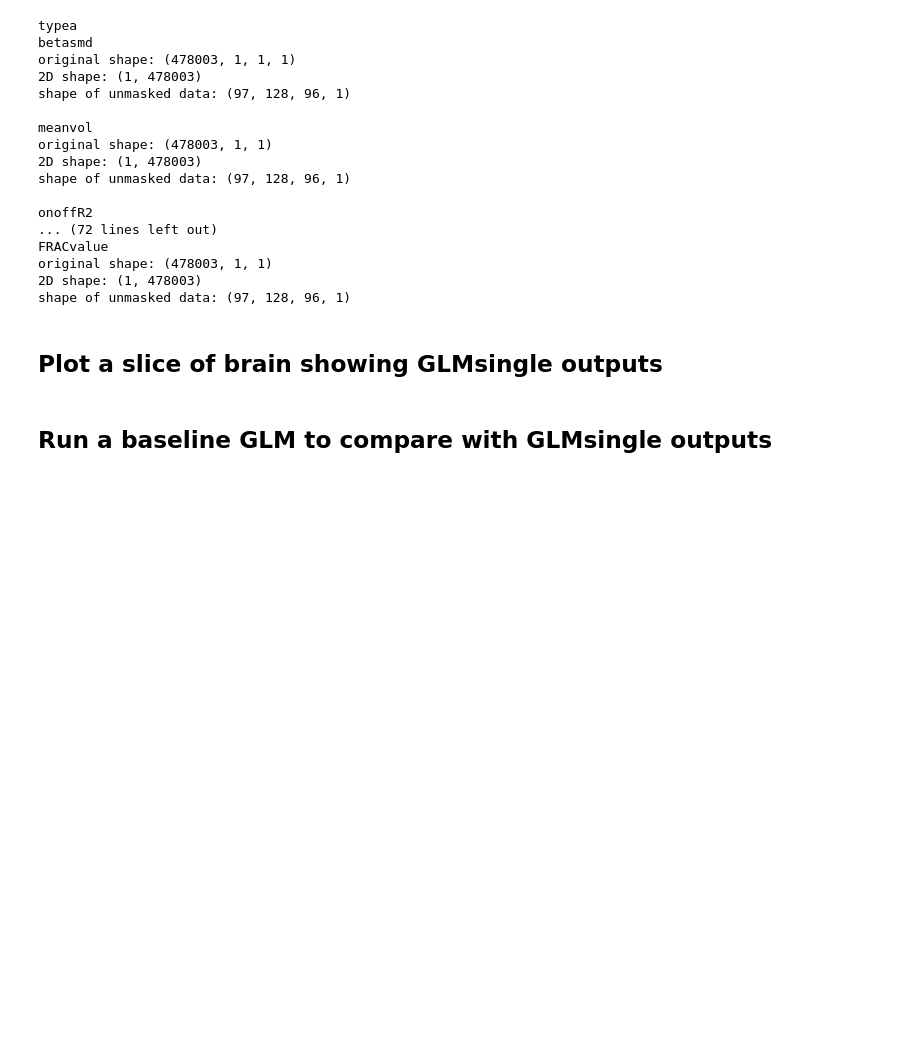
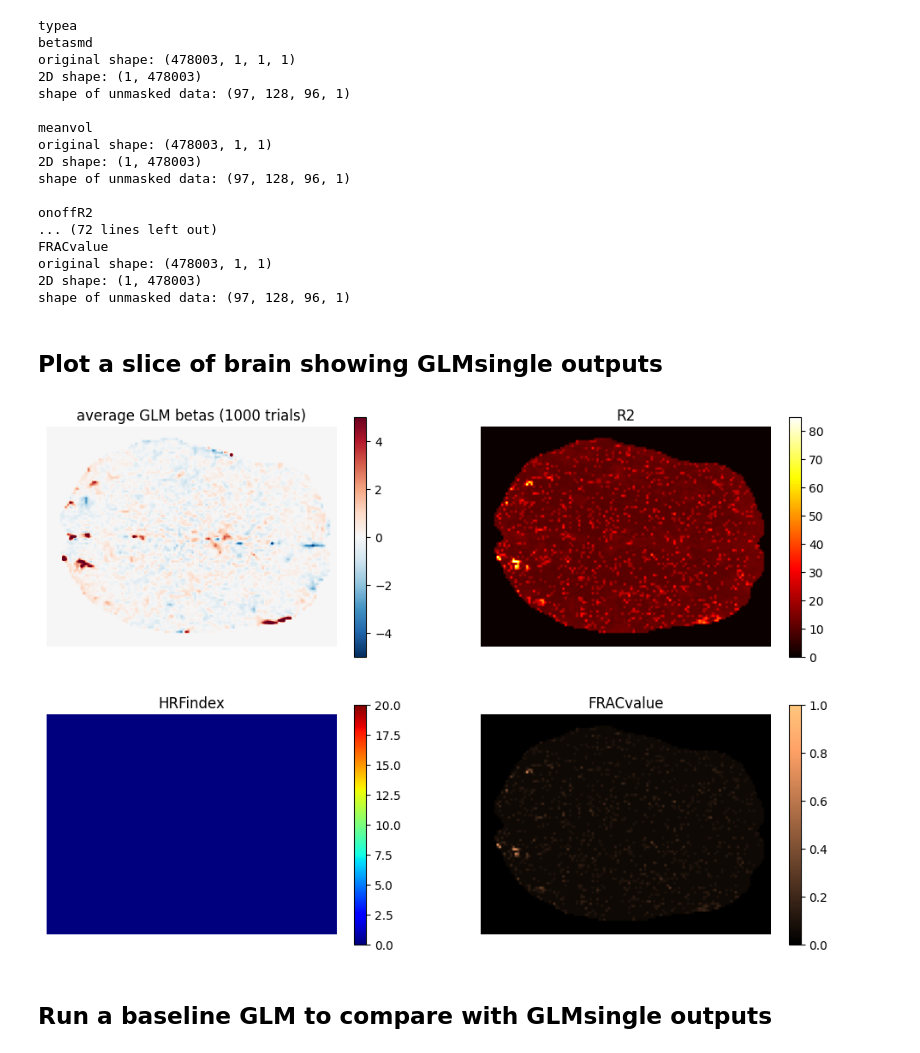
Before and after one commit to rishab-iyer1/mindeye_preproc, a Jupyter notebook: analysis/GLMsingle.ipynb, the cells around one changed output. Saved outputs shown, nothing was run; the diff lists cells and outputs as text; code cells hidden in the pictures; blank space fills up the shorter version.

```diff
--- a/analysis/GLMsingle.ipynb
+++ b/analysis/GLMsingle.ipynb
@@ -627,8 +682,8 @@ for run in range(n_runs):
 # %%
 # create a directory for saving GLMsingle outputs
 # outputdir_glmsingle = join(homedir,'examples','example1outputs','GLMsingle')
-outputdir_glmsingle = join(homedir,'derivatives','glmsingle', sub, f'glmsingle_{session}')
-figuredir_glmsingle = join(homedir,'derivatives','glmsingle', 'figures', sub)
+outputdir_glmsingle = join(outputdir, sub, f'glmsingle_{session}')
+figuredir_glmsingle = join(outputdir, 'figures', sub)
 os.makedirs(outputdir_glmsingle,exist_ok=True)
 os.makedirs(figuredir_glmsingle,exist_ok=True)
 
@@ -746,7 +801,7 @@ elif run_glmsingle == 0:
         #results_glmsingle['typec'] = np.load(join(outputdir_glmsingle,'TYPEC_FITHRF_GLMDENOISE.npy'),allow_pickle=True).item()
         #results_glmsingle['typed'] = np.load(join(outputdir_glmsingle,'TYPED_FITHRF_GLMDENOISE_RR.npy'),allow_pickle=True).item()
 
-        outputdir_glmsingle = '/jukebox/norman/rsiyer/rtmindeye/data/bids/derivatives/glmsingle/sub-003/glmsingle_ses-01'
+        # outputdir_glmsingle = '/jukebox/norman/rsiyer/rtmindeye/data/bids/derivatives/glmsingle/sub-003/glmsingle_ses-01'
         results_glmsingle['typea'] = np.load(join(outputdir_glmsingle,'TYPEA_ONOFF.npz'))
         results_glmsingle['typeb'] = np.load(join(outputdir_glmsingle,'TYPEB_FITHRF.npz'))
         results_glmsingle['typec'] = np.load(join(outputdir_glmsingle,'TYPEC_FITHRF_GLMDENOISE.npz'))
@@ -848,37 +1026,39 @@ shape of unmasked data: (97, 128, 96, 1)
 
 # choose a slice
 #z=round(xyz[2]/3)
-z=29
+z=52
 
 # we will plot betas, R2, optimal HRF indices, and the voxel frac values
 plot_fields = ['betasmd','R2','HRFindex','FRACvalue']
 #plot_fields = ['betasmd']
 colormaps = ['RdBu_r','hot','jet','copper']
 clims = [[-5,5],[0,85],[0,20],[0,1]]
 
 plt.figure(figsize=(12,8))
 
 for i in range(len(plot_fields)):
 
     plt.subplot(2,2,i+1)
 
     if i == 0:
         # when plotting betas, for simplicity just average across all image presentations
         # this will yield a summary of whether voxels tend to increase or decrease their
         # activity in response to the experimental stimuli (similar to outputs from
         # an ONOFF GLM)
         plot_data = np.nanmean(np.squeeze(results_glmsingle_3D['typed'][plot_fields[i]]),3)
         titlestr = 'average GLM betas (1000 trials)'
 
     else:
         # plot all other voxel-wise metrics as outputted from GLMsingle
         plot_data = np.squeeze(results_glmsingle_3D['typed'][plot_fields[i]].reshape(xyz))
         titlestr = plot_fields[i]
 
     plt.imshow(plot_data[:,:,z],cmap=colormaps[i],clim=clims[i])
     plt.colorbar()
     plt.title(titlestr)
     plt.axis(False)
+# %% [output]
+[figure, added]
 # %% [markdown]
 ## Run a baseline GLM to compare with GLMsingle outputs
 # %%
```
Also changed, not shown: parts of 39 cells of this notebook, 3 other files.
